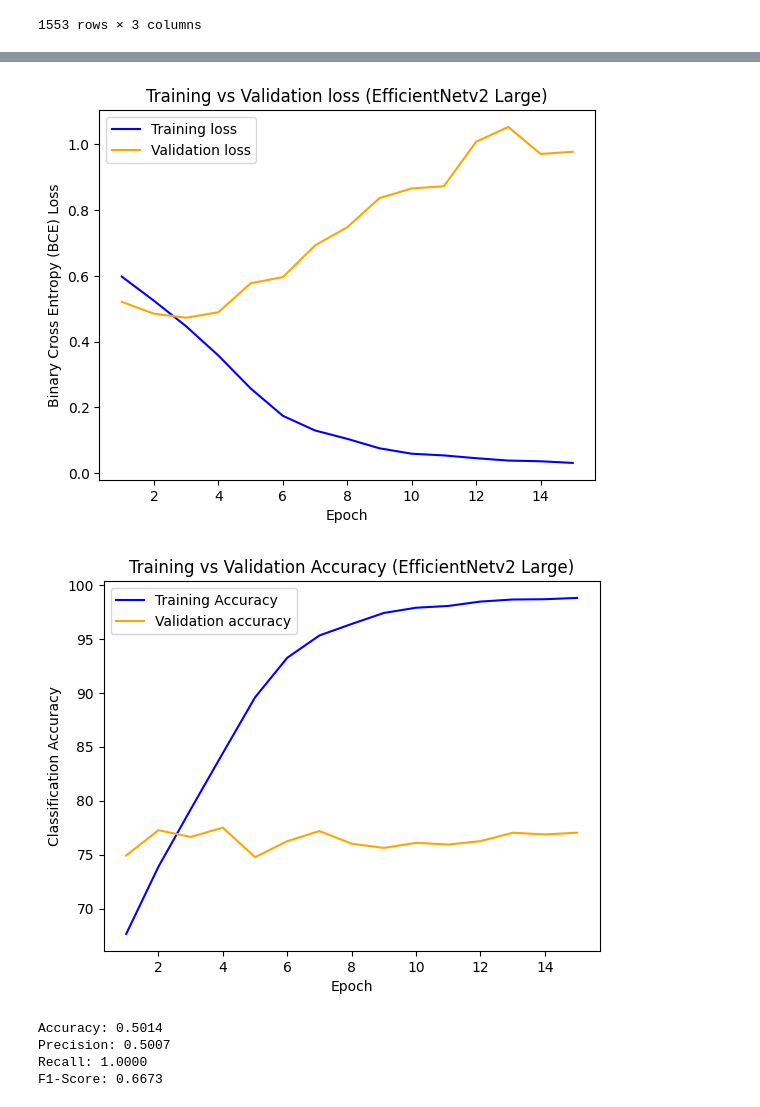
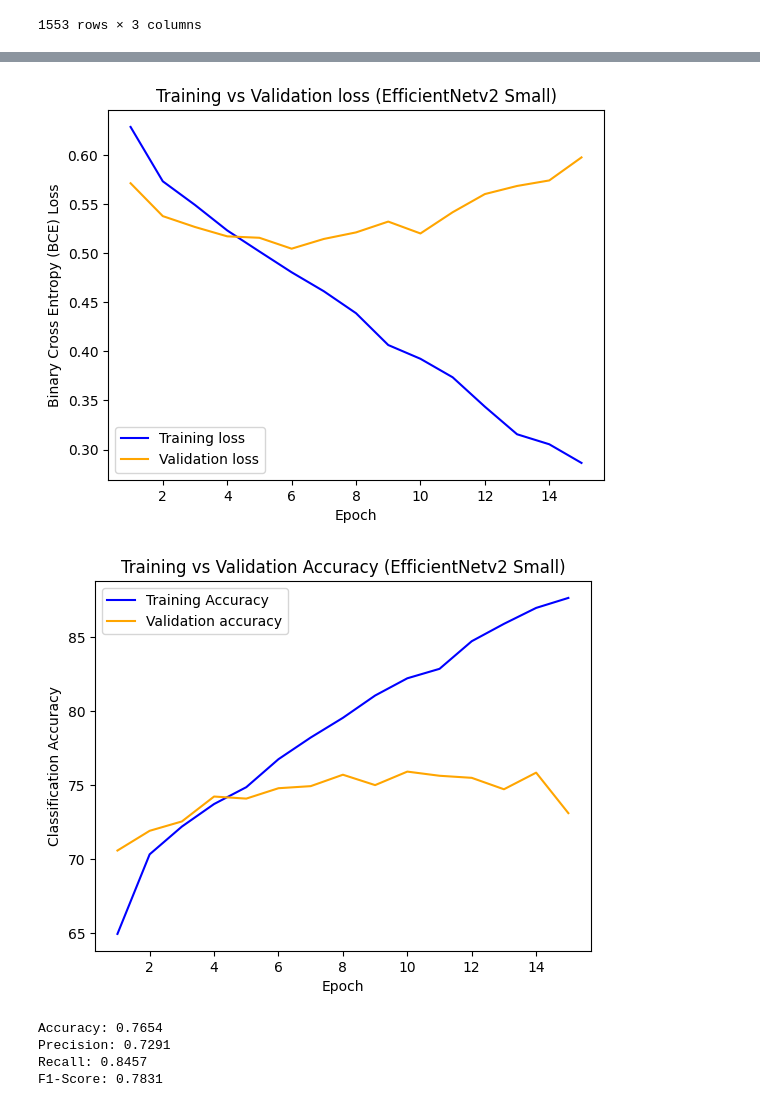
Before and after one commit to qivaijar/oracle-assignment-age-classifier, a Jupyter notebook: age_classifier.ipynb, the cells around one changed output, grey strips where cells are left out. Cells and saved outputs as stored; diff of their text form; code cells hidden in the pictures.

Commit message:
Training: EfficientNetV2, Small

```diff
--- a/age_classifier.ipynb
+++ b/age_classifier.ipynb
@@ -21,7 +21,7 @@ afad_filenames = []
 afad_ages = []
 
 for age in tqdm(os.listdir(dataset_folder)):
-    if (age == 'AFAD-Full.txt') or (age == 'README.md'): # Ignore txt and README file
+    if not age.isdigit():
         continue
 
     sub_folders = os.listdir(
@@ -35,6 +35,9 @@ for age in tqdm(os.listdir(dataset_folder)):
             dataset_folder, age, sf
         )
         for file in os.listdir(cur_folder):
+            if not file.endswith('.jpg'):
+                continue
+
             afad_filenames.append(
                 os.path.join(
                     cur_folder, file
@@ -234,6 +237,7 @@ under18_samples = combined_dataframe[combined_dataframe['label'] == 0].sample(n=
 over18_samples = combined_dataframe[combined_dataframe['label'] == 1].sample(n=target_sample)
 
 resampled_dataframe = pd.concat([under18_samples, over18_samples], ignore_index=True)
+resampled_dataframe = resampled_dataframe.sample(frac=1).reset_index(drop=True) # Shuffle the rows, and ignore old index
 resampled_dataframe
 
 # Show statistics and histograms
@@ -315,27 +328,38 @@ Total samples for model validation = 1285
 Total samples for model evaluation = 1427
 # %%
-# Define model and hyperparameters
 import torch
 import torch.nn as nn
 from torchvision import models
 import torch.optim as optim
 
-
 class EfficientNetBinaryClassifier(nn.Module):
     def __init__(self):
         super(EfficientNetBinaryClassifier, self).__init__()
-        self.model = models.efficientnet_v2_l(pretrained=True)
-        self.model.classifier[1] = nn.Linear(self.model.classifier[1].in_features, 1)  # Change output to 1 neuron (binary classification)
+        self.model = models.efficientnet_v2_s(weights=models.EfficientNet_V2_S_Weights.DEFAULT)
+
+        self.model.classifier[1] = nn.Sequential(
+            nn.Linear(self.model.classifier[1].in_features, 1024),
+            nn.ReLU(),
+            nn.Dropout(0.3),
+            nn.Linear(1024, 512),
+            nn.ReLU(),
+            nn.Dropout(0.3),
+            nn.Linear(512, 1)
+        )
+
+        # # Freeze early layers (If performing model finetuning)
+        # for param in self.model.features.parameters():
+        #     param.requires_grad = False
+
 
     def forward(self, x):
-        return torch.sigmoid(self.model(x))
-
+        return self.model(x)  # No sigmoid here, BCEWithLogitsLoss handles it
 
 model = EfficientNetBinaryClassifier()
-
 device = torch.device("cuda" if torch.cuda.is_available() else "cpu")
 model = model.to(device)
 
-criterion = nn.BCELoss()  # Binary Cross-Entropy Loss
-optimizer = optim.AdamW(model.parameters(), lr=0.00001, weight_decay=5e-3)
+criterion = nn.BCEWithLogitsLoss()  # Use BCEWithLogitsLoss, no sigmoid output
+optimizer = optim.AdamW(model.parameters(), lr=1e-5, weight_decay=1e-3)
+scheduler = torch.optim.lr_scheduler.ReduceLROnPlateau(optimizer, mode='min', patience=3, factor=0.75)
 # %% [output]
@@ -381,7 +405,7 @@ for epoch in range(num_epochs):
             print(f"Current loss: {loss.item()}")
 
         # Calculate accuracy
-        predicted = (outputs.squeeze() > 0.5).float()
+        predicted = (outputs.squeeze() > 0).float()
         correct_predictions += (predicted == labels).sum().item()
         total_predictions += labels.size(0)
 
@@ -406,11 +430,12 @@ for epoch in range(num_epochs):
             val_loss += loss.item()
 
             # Calculate validation accuracy
-            predicted = (outputs.squeeze() > 0.5).float()
+            predicted = (outputs.squeeze() > 0).float()
             val_correct += (predicted == labels).sum().item()
             val_total += labels.size(0)
 
     val_epoch_loss = val_loss / len(val_loader)
+    scheduler.step(val_epoch_loss)
     val_epoch_accuracy = val_correct / val_total * 100
     validation_loss.append(val_epoch_loss)
     validation_accuracy.append(val_epoch_accuracy)
@@ -447,29 +472,29 @@ Training Time: 12321.3422 seconds
 # %%
 # Plot training and validation loss
 total_epoch = len(training_loss)
 epoch = list(range(1, total_epoch+1))
 
 # Plot the training loss
 plt.plot(epoch, training_loss, label='Training loss', color='blue')  # Red line
 
 # Plot the validation loss
 plt.plot(epoch, validation_loss, label='Validation loss', color='orange')  # Green line
 
 # Adding labels
 plt.xlabel('Epoch')
 plt.ylabel('Binary Cross Entropy (BCE) Loss')
-plt.title('Training vs Validation loss (EfficientNetv2 Large)')
+plt.title('Training vs Validation loss (EfficientNetv2 Small)')
 
 # Show legend
 plt.legend()
 
 # Save the plot
 plt.savefig("/kaggle/working/train_val_loss.png", dpi=300, bbox_inches="tight")
 
 # Show the plot
 plt.show()
 # %% [output]
-[figure, old version]
+[figure, new version]
 # %%
 # Plot the training accuracy
 plt.plot(epoch, training_accuracy, label='Training Accuracy', color='blue')  # Red line
@@ -481,7 +506,7 @@ plt.plot(epoch, validation_accuracy, label='Validation accuracy', color='orange'
 # Adding labels
 plt.xlabel('Epoch')
 plt.ylabel('Classification Accuracy')
-plt.title('Training vs Validation Accuracy (EfficientNetv2 Large)')
+plt.title('Training vs Validation Accuracy (EfficientNetv2 Small)')
 
 # Show legend
 plt.legend()
@@ -492,7 +517,7 @@ plt.savefig("/kaggle/working/train_val_acc.png", dpi=300, bbox_inches="tight")
 # Show the plot
 plt.show()
 # %% [output]
-[figure, old version]
+[figure, new version]
 # %%
 # Perform model evaluation on testing data
 from sklearn.metrics import accuracy_score, precision_score, recall_score, f1_score
@@ -516,7 +541,7 @@ with torch.no_grad():  # Disable gradient calculation
         loss = criterion(outputs.squeeze(), labels.float())  # Assuming binary classification
 
         # Convert model outputs to predictions
-        preds = torch.round(torch.sigmoid(outputs))  # Assuming binary classification
+        preds = (outputs > 0).float()  # Assuming binary classification
 
         # Collect labels and predictions for metrics calculation
         all_labels.extend(labels.cpu().numpy())  # Convert to numpy for sklearn
@@ -536,8 +561,8 @@ print(f'Precision: {precision:.4f}')
 print(f'Recall: {recall:.4f}')
 print(f'F1-Score: {f1:.4f}')
 # %% [output]
-Accuracy: 0.5014
-Precision: 0.5007
-Recall: 1.0000
-F1-Score: 0.6673
+Accuracy: 0.7654
+Precision: 0.7291
+Recall: 0.8457
+F1-Score: 0.7831
 # %%
```
Also changed, not shown: parts of 10 cells of this notebook.
